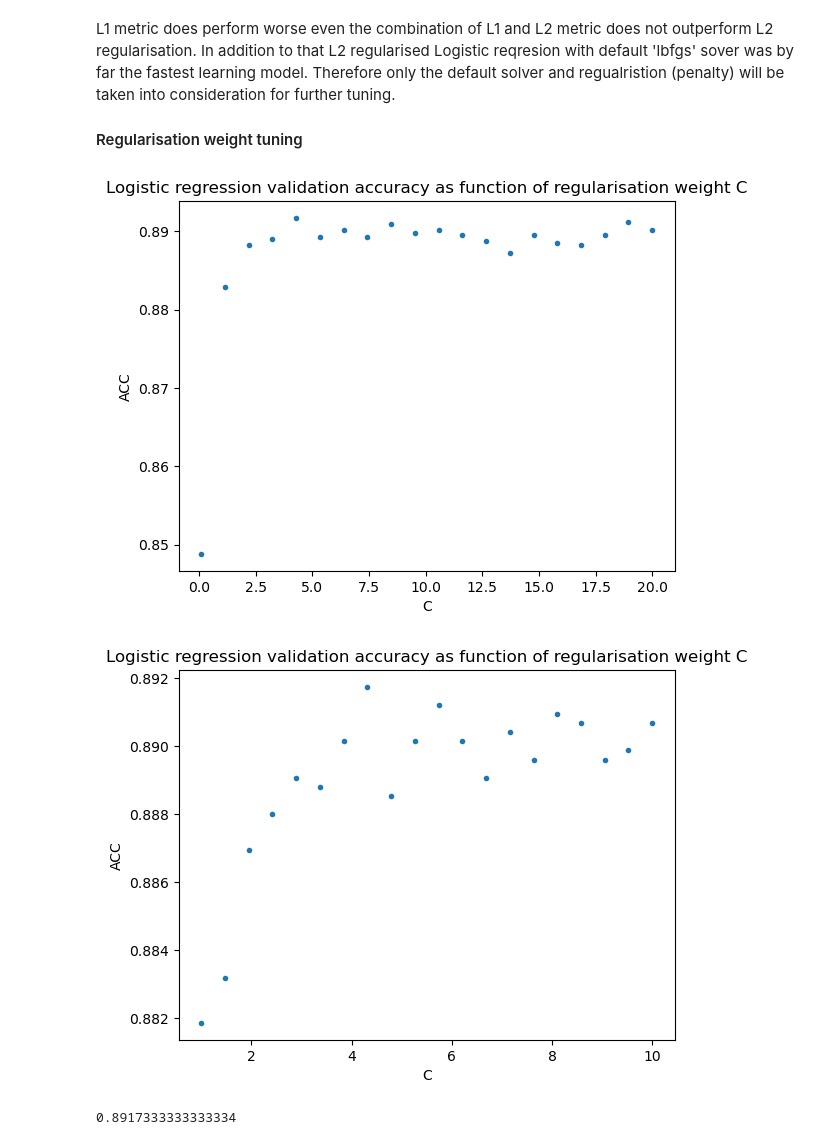
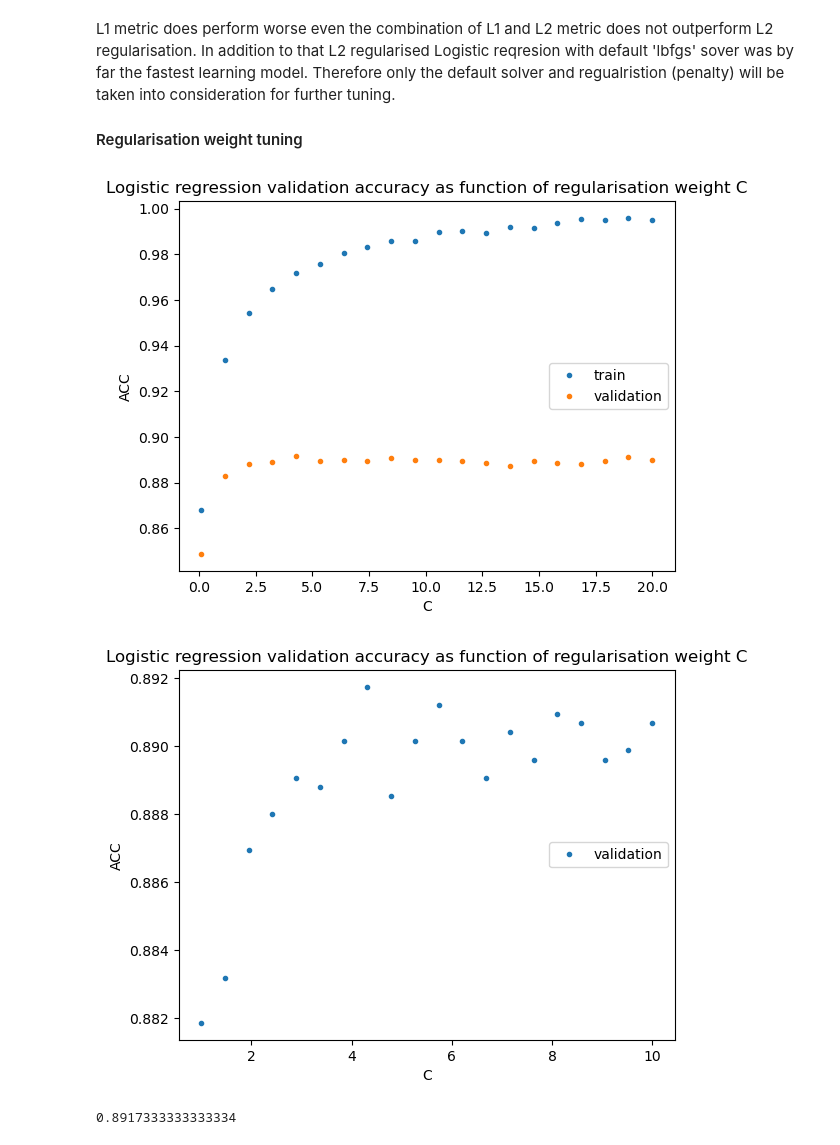
Before and after one commit to Ton201/ML_MIniproject2, a Jupyter notebook: notebooks/Miniproject2_AntoninReh.ipynb, the cells around one changed output. Drawn from its saved outputs; the diff is of its cells as text; code cells hidden in the pictures.

```diff
--- a/notebooks/Miniproject2_AntoninReh.ipynb
+++ b/notebooks/Miniproject2_AntoninReh.ipynb
@@ -120,7 +130,7 @@ Validation acc: 0.8803
 L1 metric does perform worse even the combination of L1 and L2 metric does not outperform L2 regularisation. In addition to that L2 regularised Logistic reqresion with default 'lbfgs' sover was by far the fastest learning model. Therefore only the default solver and regualristion (penalty) will be taken into consideration for further tuning.
 #### Regularisation weight tuning
 # %%
-def train_logistic_c(begin, end, zoom=10, mode='visual'):
+def train_logistic_c(begin, end, zoom=10, mode='visual', path=None):
     Cs = np.linspace(begin, end, zoom)
     ACC = {}
     for i, c in enumerate(tqdm(Cs)):
@@ -140,20 +150,24 @@ def train_logistic_c(begin, end, zoom=10, mode='visual'):
             # plt.legend(loc='center right')
             plt.show()
     elif mode == 'png':
-            plt.plot(Cs, ACC.values()[0], '.')
+            accs_train = [i[0] for i in ACC.values()]
+            accs_val = [i[1] for i in ACC.values()]
+            plt.plot(Cs, accs_train, '.', label='train')
+            plt.plot(Cs, accs_val, '.', label='validation')
             plt.title('Logistic regression validation accuracy as function of regularisation weight C')
             plt.xlabel("C")
             plt.ylabel("ACC")
-            plt.savefig('../images/lr_training.png')
+            plt.legend(loc='center right')
+            plt.savefig(path)
     return Cs, ACC
 # %%
-cs, acc = train_logistic_c(0.1,20,zoom=20)
+cs, acc = train_logistic_c(0.1,20,zoom=20, mode='png', path='../images/lr_training.png')
 # %% [output]
-[figure, old version]
+[figure, new version]
 # %%
-cs, acc = train_logistic_c(1,10,zoom=20)
+cs, acc = train_logistic_c(1,10,zoom=20, mode='png', path='../images/lr_training_detailed.png')
 # %% [output]
-[figure, old version]
+[figure, new version]
 # %%
 val_accs = [i[1] for i in acc.values()]
 np.max(val_accs)
```
Also changed, not shown: parts of 19 cells of this notebook, 6 other files.
